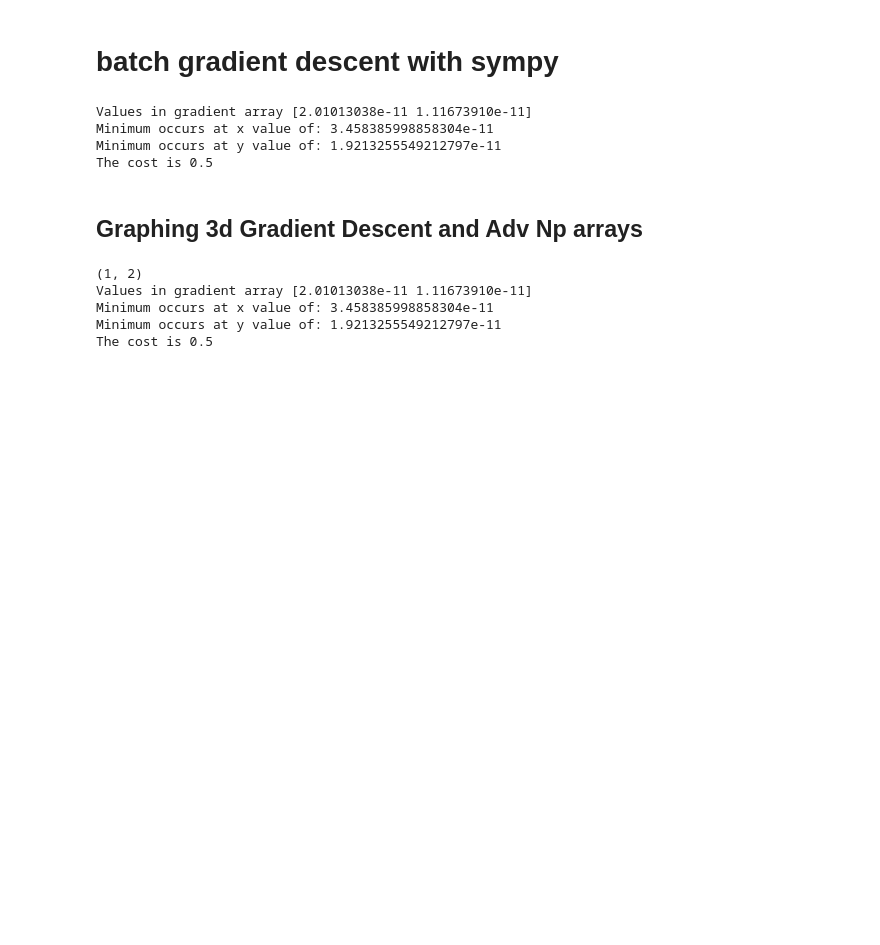
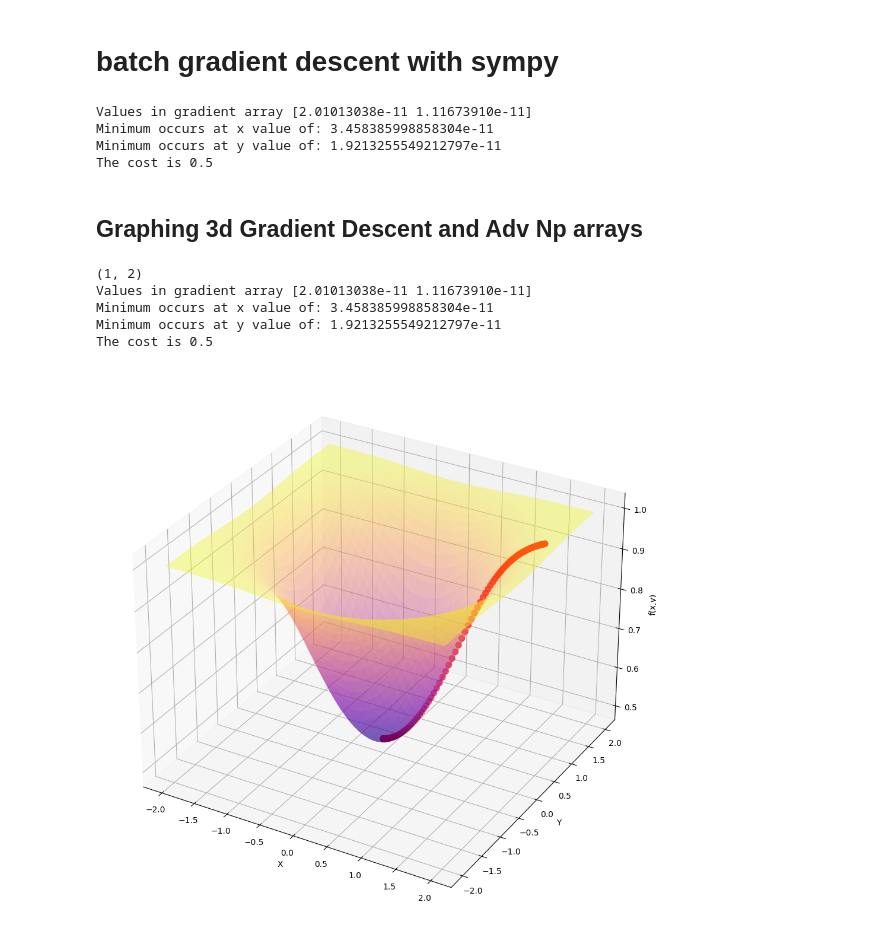
Before and after one commit to scottcarpenter28/Machine-Learning-Course, a Jupyter notebook: gradiantDescent/multi_dimensional_ploting.ipynb, the cells around one changed output. Cells and saved outputs as stored; diff of their text form; code cells hidden in the pictures; blank space fills up the shorter version.

```diff
--- a/gradiantDescent/multi_dimensional_ploting.ipynb
+++ b/gradiantDescent/multi_dimensional_ploting.ipynb
@@ -99,6 +99,8 @@ for n in range(max_iter):
     gradient_y = fpy(params[0], params[1])
     gradients = np.array([gradient_x, gradient_y])
     params = params - (multiplier * gradients)
+    # values_array = np.append(values_array, params.reshape(1,2), axis=0)
+    values_array = np.concatenate((values_array, params.reshape(1,2),), axis=0)
 
 # Results
 print(f"Values in gradient array {gradients}")
@@ -111,3 +113,16 @@ Values in gradient array [2.01013038e-11 1.11673910e-11]
 Minimum occurs at x value of: 3.458385998858304e-11
 Minimum occurs at y value of: 1.9213255549212797e-11
 The cost is 0.5
+# %%
+fig = plt.figure(figsize=[16, 12])
+ax = plt.axes(projection='3d')
+
+ax.set_xlabel("X")
+ax.set_ylabel("Y")
+ax.set_zlabel("f(x,y)")
+
+ax.plot_surface(x, y, f(x,y), cmap=cm.plasma, alpha=0.4)
+ax.scatter(values_array[:, 0], values_array[:, 1], f(values_array[:, 0], values_array[:, 1]), s=50, color='red')
+plt.show()
+# %% [output]
+[figure, added]
```
Also changed, not shown: parts of 1 cell of this notebook.
